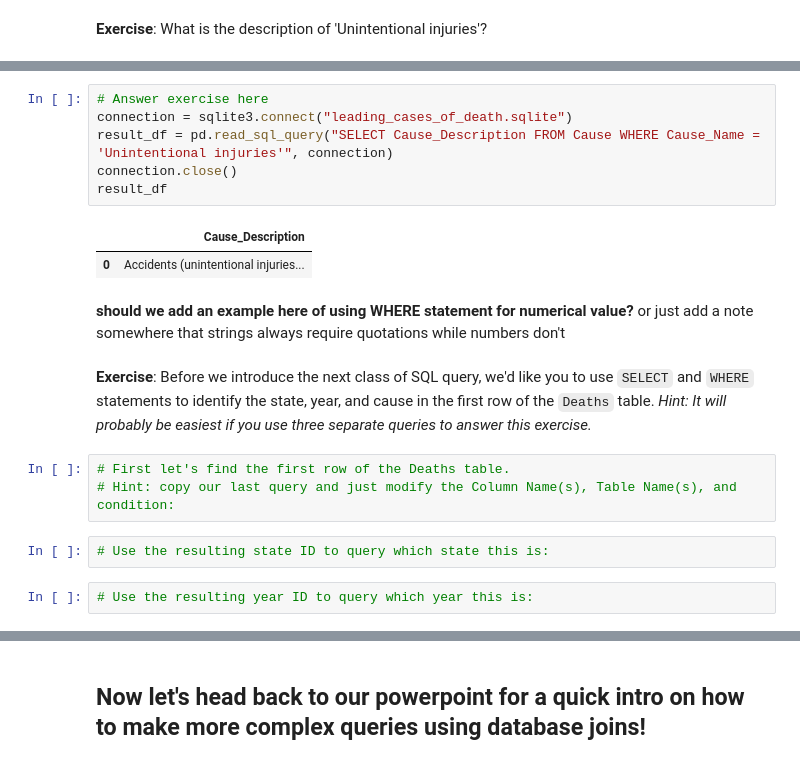
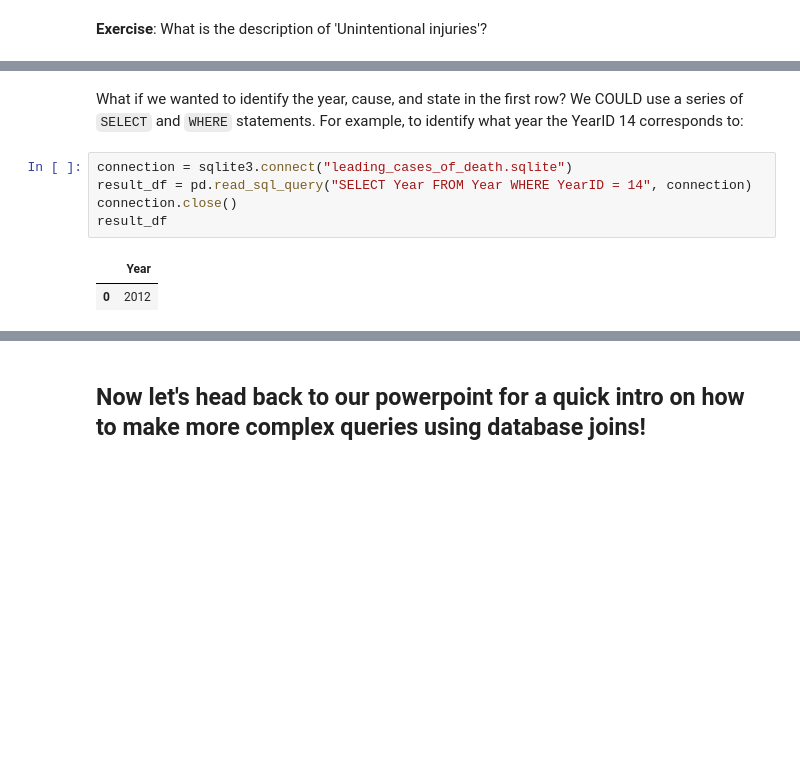
Before and after one commit to LuciMoore/sql_workshop, a Jupyter notebook: sqlite_workshop.ipynb, the cells around one changed output, grey strips where cells are left out. Saved outputs shown, nothing was run; the diff lists cells and outputs as text; blank space fills up the shorter version.

```diff
--- a/sqlite_workshop.ipynb
+++ b/sqlite_workshop.ipynb
@@ -324,20 +350,10 @@ result_df
+# %% [markdown]
+What if we wanted to identify the year, cause, and state in the first row? We COULD use a series of `SELECT` and `WHERE` statements. For example, to identify what year the YearID 14 corresponds to:
 # %%
-# Answer exercise here
 connection = sqlite3.connect("leading_cases_of_death.sqlite")
-result_df = pd.read_sql_query("SELECT Cause_Description FROM Cause WHERE Cause_Name = 'Unintentional injuries'", connection)
+result_df = pd.read_sql_query("SELECT Year FROM Year WHERE YearID = 14", connection)
 connection.close()
 result_df
 # %% [output]
-|  | Cause_Description |
-| 0 | Accidents (unintentional injuries... |
+|  | Year |
+| 0 | 2012 |
-# %% [markdown]
-**should we add an example here of using WHERE statement for numerical value?** or just add a note somewhere that strings always require quotations while numbers don't
-# %% [markdown]
-**Exercise**: Before we introduce the next class of SQL query, we'd like you to use `SELECT` and `WHERE` statements to identify the state, year, and cause in the first row of the `Deaths` table. _Hint: It will probably be easiest if you use three separate queries to answer this exercise._
-# %%
-# First let's find the first row of the Deaths table.
-# Hint: copy our last query and just modify the Column Name(s), Table Name(s), and condition:
-# %%
-# Use the resulting state ID to query which state this is:
-# %%
-# Use the resulting year ID to query which year this is:
```
Also changed, not shown: parts of 23 cells of this notebook, 1 other file.
